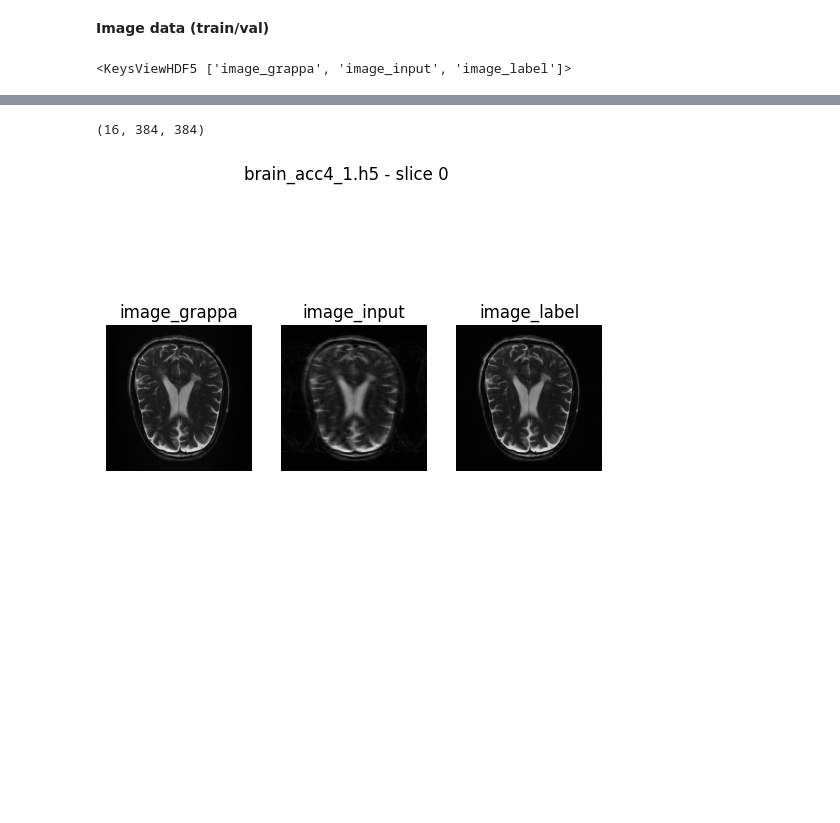
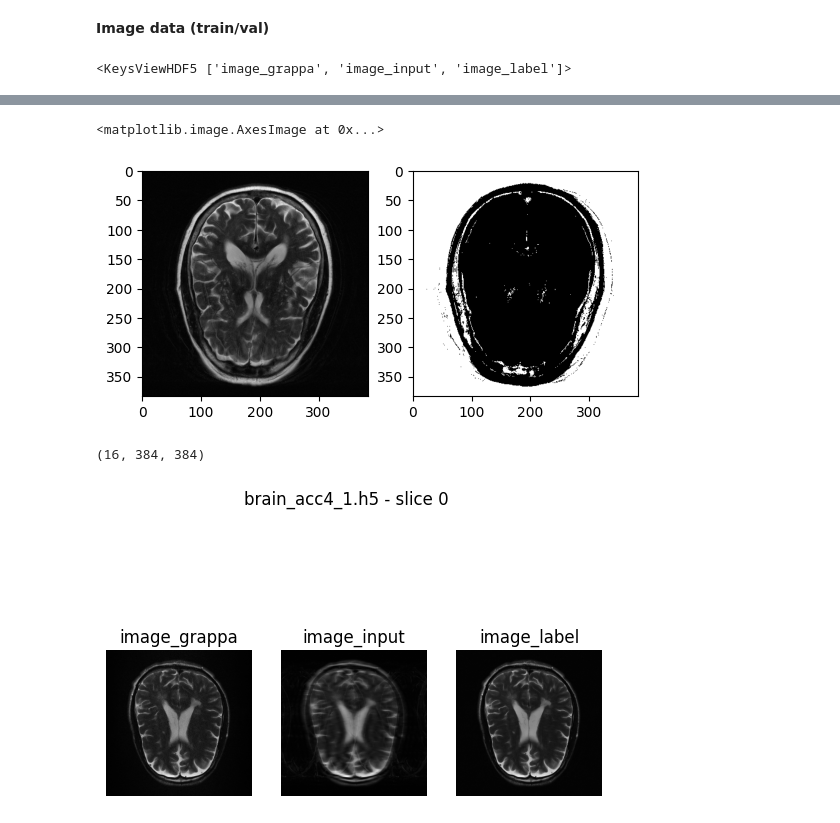
Before and after one commit to B0neh3ad/FastMRI_2024_shasha, a Jupyter notebook: eda.ipynb, the cells around one changed output, grey strips where cells are left out. Drawn from its saved outputs; the diff is of its cells as text; code cells hidden in the pictures; blank space fills up the shorter version.

```diff
--- a/eda.ipynb
+++ b/eda.ipynb
@@ -121,3 +144,16 @@ print(img.keys())
+# %%
+img_path = f'{data_dir_path}/leaderboard/acc5/image/brain_test5.h5'
+img = h5py.File(img_path)
+target = img['image_label'][1]
+mask = np.zeros(target.shape)
+mask[target <= 5e-5] = 1
+plt.subplot(1, 2, 1)
+plt.imshow(target, cmap='gray')
+plt.subplot(1, 2, 2)
+plt.imshow(mask, cmap='gray')
+# %% [output]
+<matplotlib.image.AxesImage at 0x...>
+[figure, added]
 # %%
 print(img['image_input'].shape)
 show_image_slice(img_path)
```
Also changed, not shown: parts of 23 cells of this notebook.
